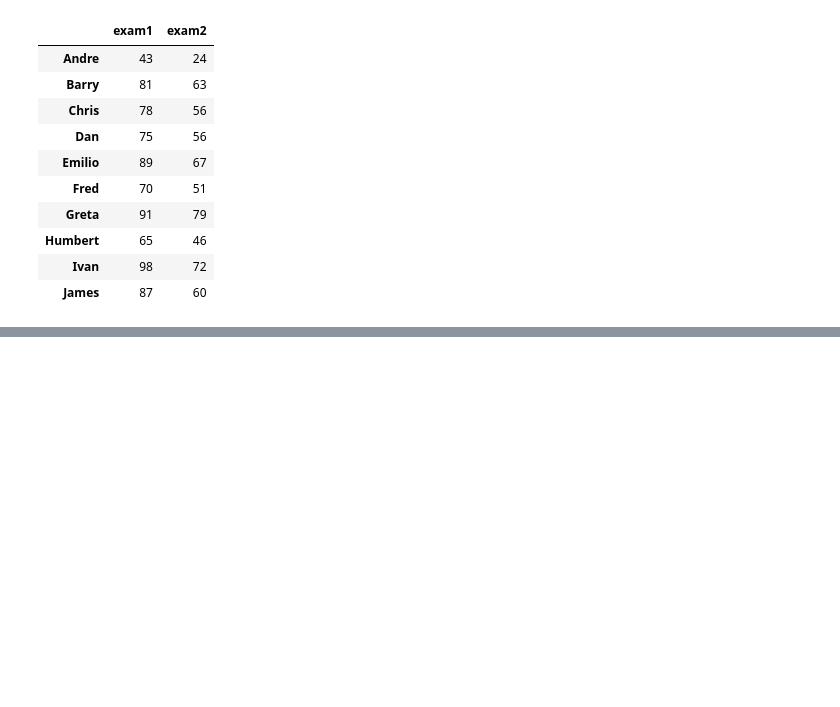
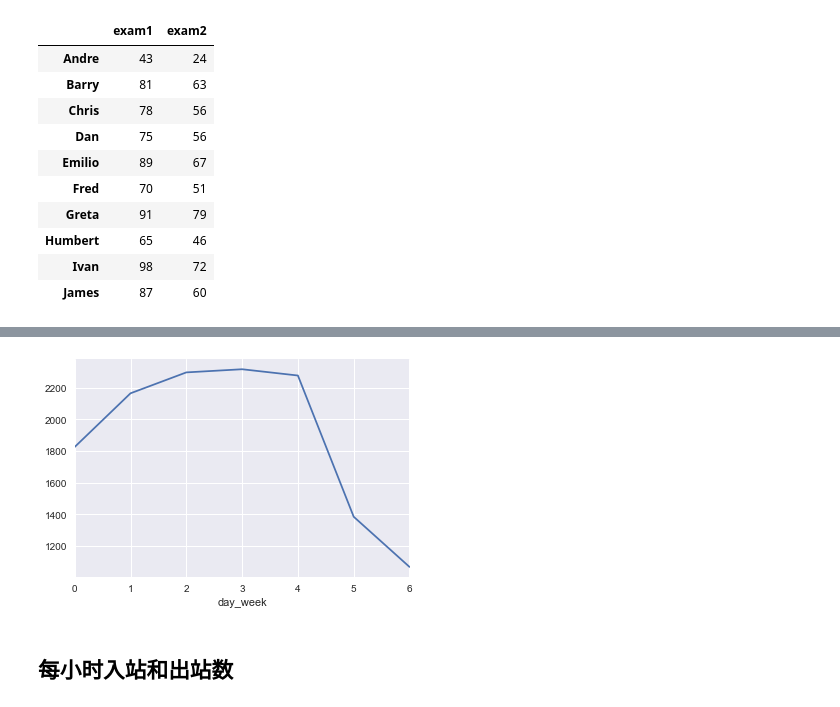
Before and after one commit to Morrowind1983/Udacity-Intro-to-Statistics, a Jupyter notebook: ud170 - 数据分析入门/03 - 用Numpy和Pandas分析二维数据/Exercise.ipynb, the cells around one changed output, grey strips where cells are left out. Saved outputs shown, nothing was run; the diff lists cells and outputs as text; code cells hidden in the pictures; blank space fills up the shorter version.

```diff
--- a/ud170 - 数据分析入门/03 - 用Numpy和Pandas分析二维数据/Exercise.ipynb
+++ b/ud170 - 数据分析入门/03 - 用Numpy和Pandas分析二维数据/Exercise.ipynb
@@ -474,0 +950,5 @@ grades_df
+# %%
+filename = 'nyc_subway_weather.csv'
+subway_df = pd.read_csv(filename)
+
+subway_df.head()
@@ -474,0 +986,3 @@ grades_df
+# %%
+ridership_by_day = subway_df.groupby('day_week').mean()['ENTRIESn_hourly']
+ridership_by_day
@@ -474,0 +999,7 @@ grades_df
+# %%
+ridership_by_day.plot()
+plt.show()
+# %% [output]
+[figure, added]
+# %% [markdown]
+## 每小时入站和出站数
```
Also changed, not shown: parts of 59 cells of this notebook.
